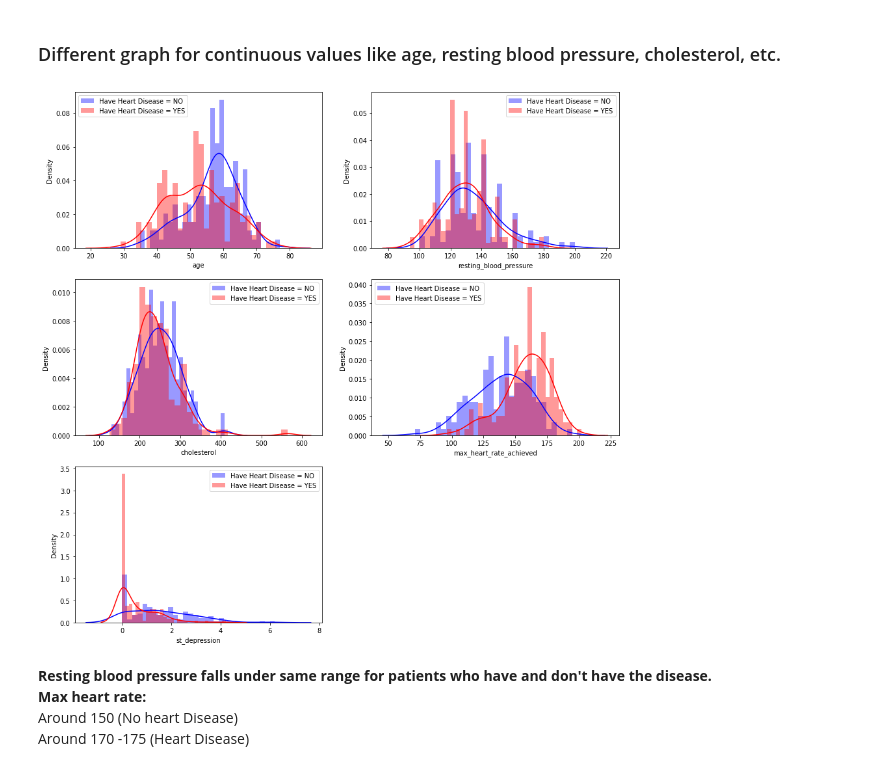
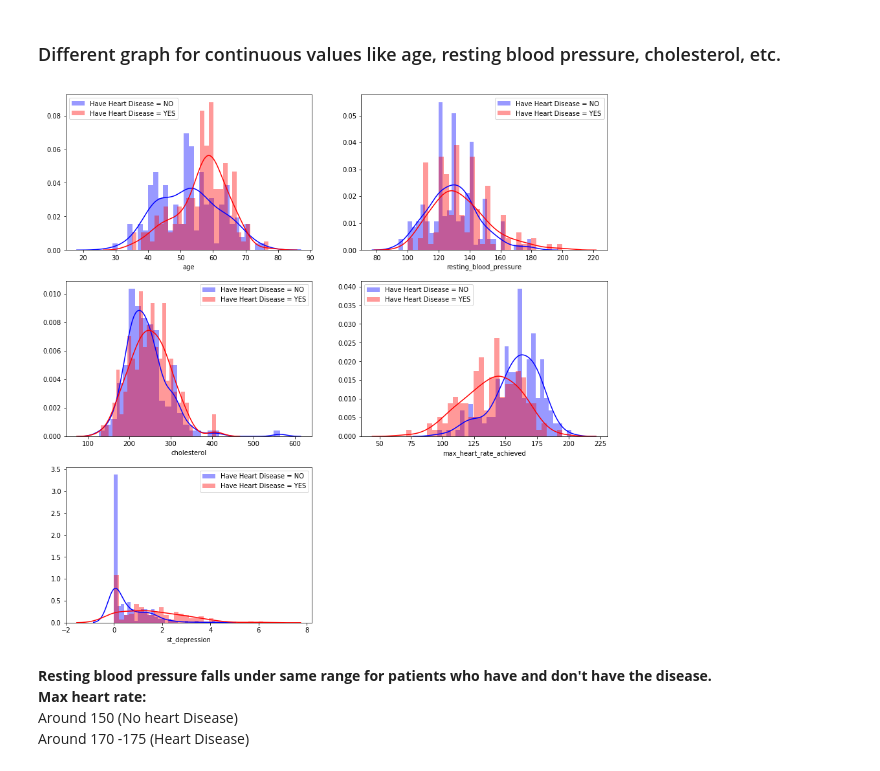
Before and after one commit to tanviwagle/Healthcare-app, a Jupyter notebook: Notebooks/Heart Disease.ipynb, the cells around one changed output. Saved outputs shown, nothing was run; the diff lists cells and outputs as text; code cells hidden in the pictures.

```diff
--- a/Notebooks/Heart Disease.ipynb
+++ b/Notebooks/Heart Disease.ipynb
@@ -153,14 +150,14 @@ plt.xticks([0,1,2,3], ['typical angina', 'atypical angina', 'non- anginal pain',
 # %%
 plt.figure(figsize=(15, 15))
 continous_val = ['age', 'resting_blood_pressure', 'cholesterol', 'max_heart_rate_achieved', 'st_depression']
 for i, column in enumerate(continous_val, 1):
     plt.subplot(3, 2, i)
-    sns.distplot(df_train[df_train["target"] == 0][column], bins=30, color='blue', label='Have Heart Disease = NO')
-    sns.distplot(df_train[df_train["target"] == 1][column], bins=30, color='red', label='Have Heart Disease = YES')
+    sns.distplot(df_train[df_train["target"] == 1][column], bins=30, color='blue', label='Have Heart Disease = NO')
+    sns.distplot(df_train[df_train["target"] == 0][column], bins=30, color='red', label='Have Heart Disease = YES')
     plt.legend()
     plt.xlabel(column)
 # %% [output]
-[figure, old version]
+[figure, new version]
 # %% [markdown]
 <b>Resting blood pressure falls under same range for patients who have and don't have the disease. <br />
     Max heart rate: <br /> </b>
```
Also changed, not shown: parts of 1 cell of this notebook, 2 other files.
